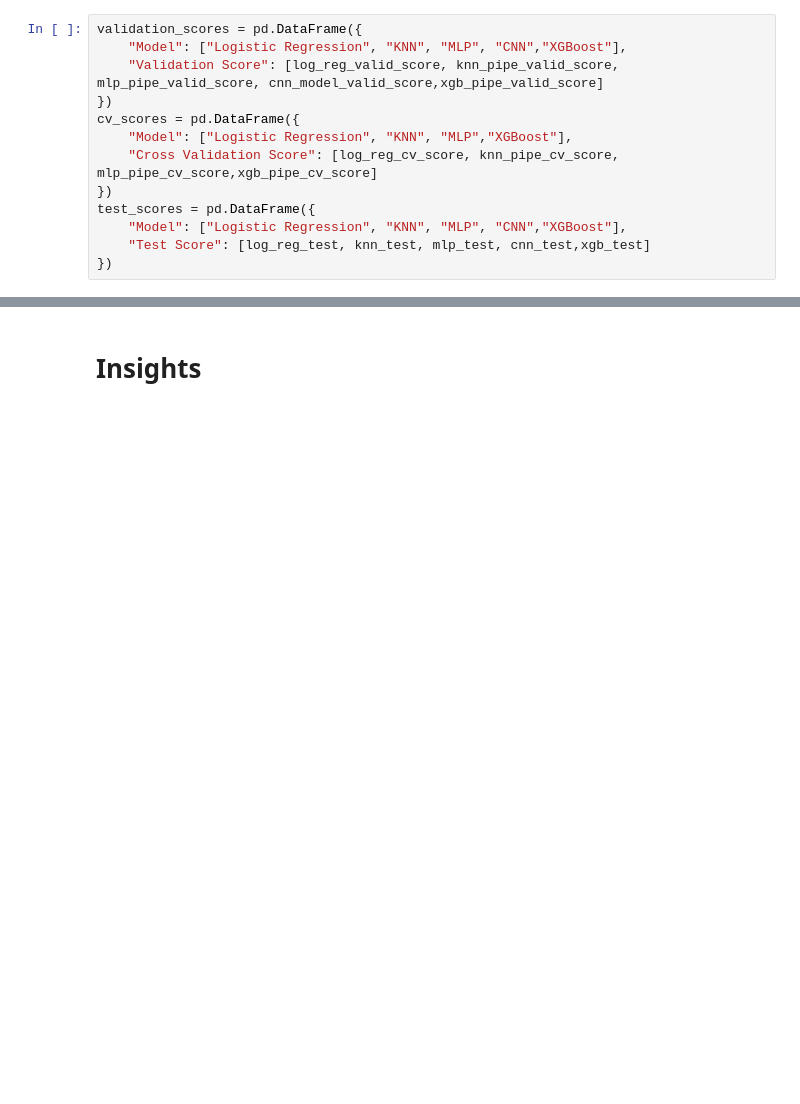
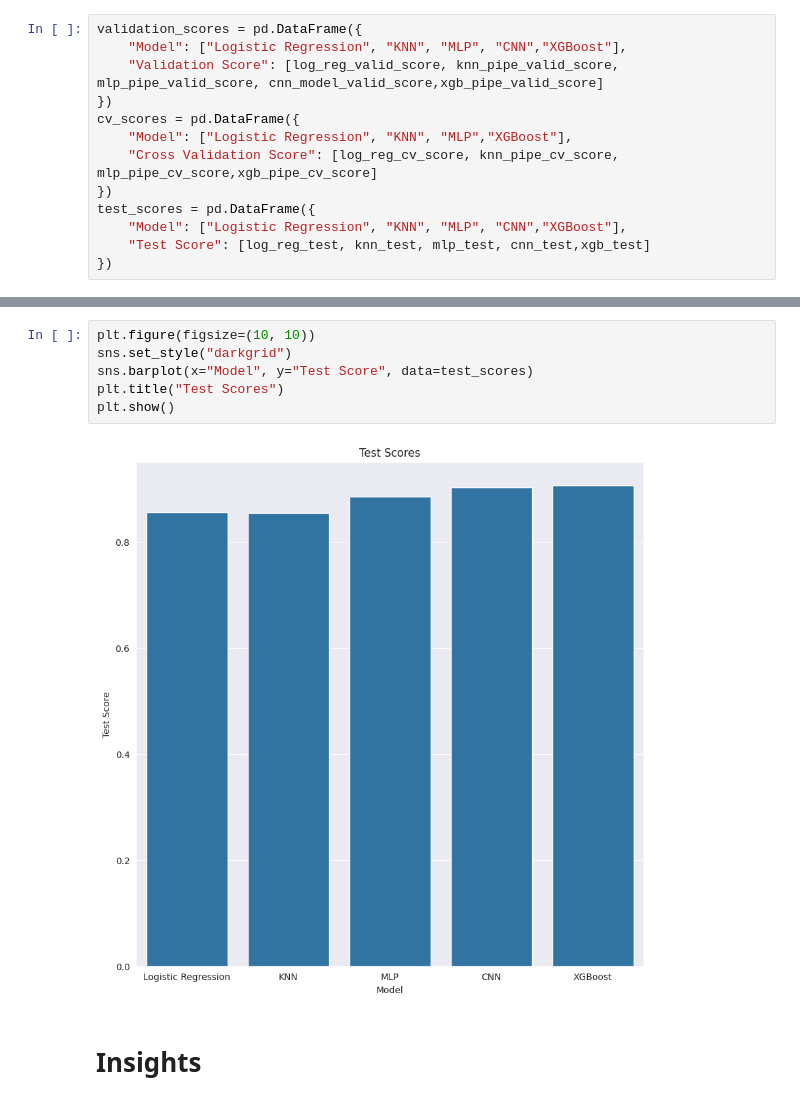
Before and after one commit to kaanbaycan/IE-423-Forecasting-Tasks, a Jupyter notebook: IE_423_Task_5.ipynb, the cells around one changed output, grey strips where cells are left out. Cells and saved outputs as stored; diff of their text form; blank space fills up the shorter version.

```diff
--- a/IE_423_Task_5.ipynb
+++ b/IE_423_Task_5.ipynb
@@ -585,3 +596,11 @@ plt.show()
+# %%
+plt.figure(figsize=(10, 10))
+sns.set_style("darkgrid")
+sns.barplot(x="Model", y="Test Score", data=test_scores)
+plt.title("Test Scores")
+plt.show()
+# %% [output]
+[figure, added]
 # %% [markdown]
 # Insights
 # %%
```
Also changed, not shown: parts of 4 cells of this notebook.
